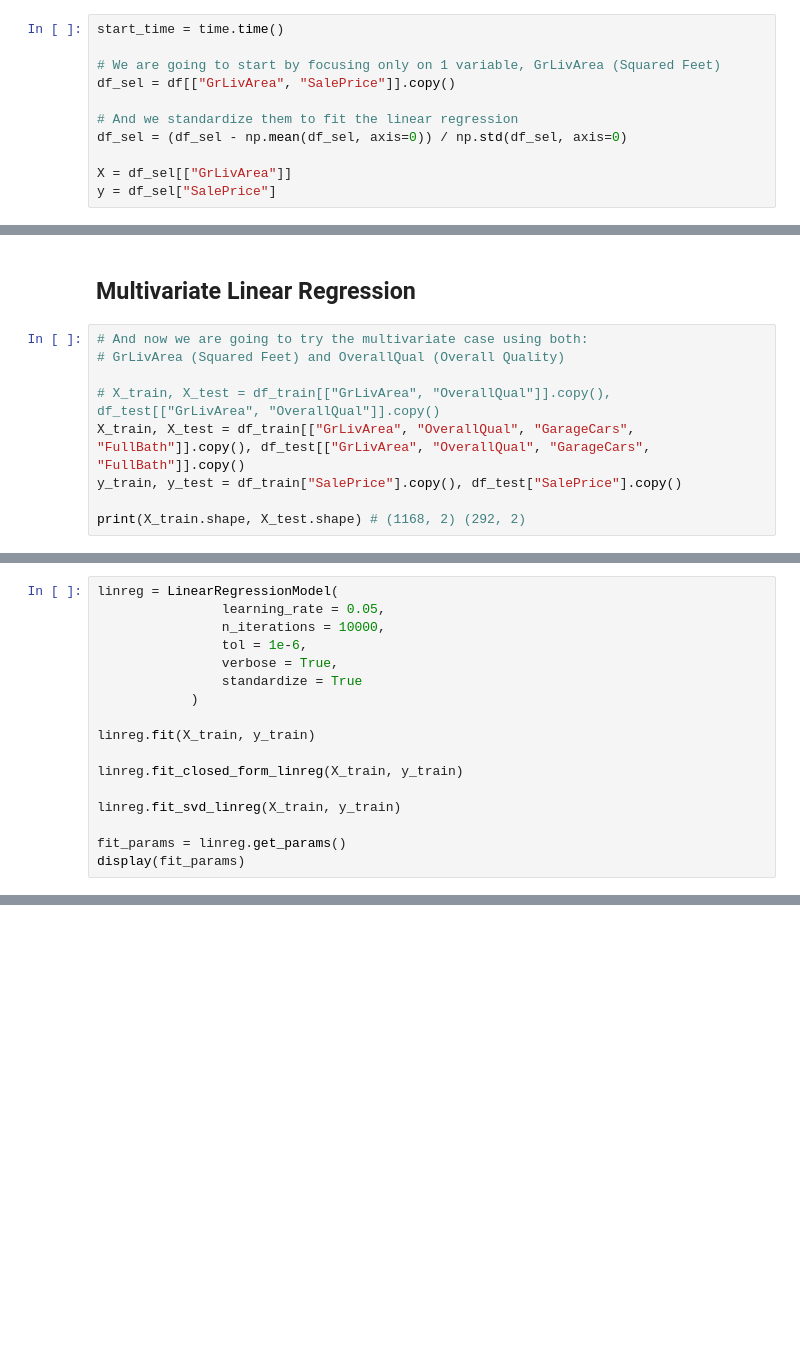
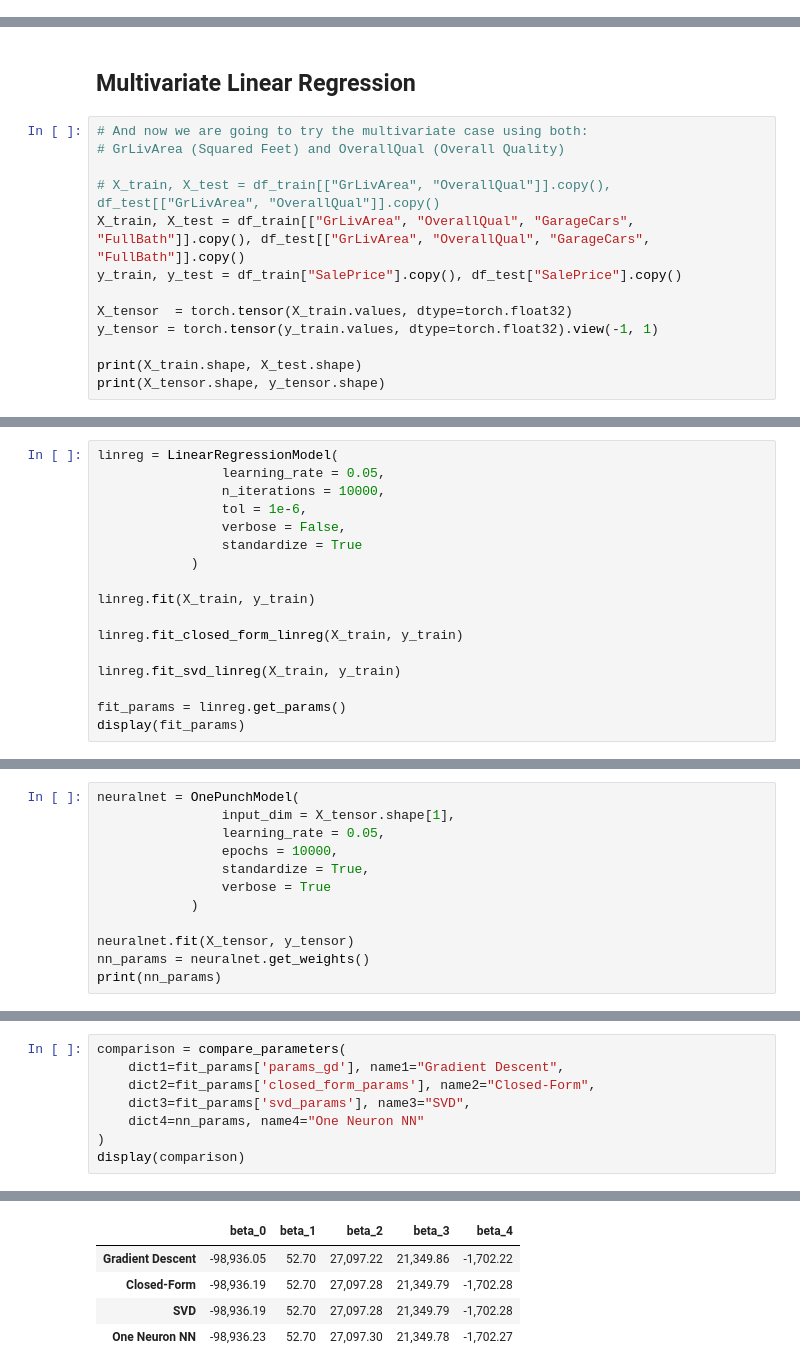
Before and after one commit to guill-mr/DL_TA_Sessions, a Jupyter notebook: session_1/TA1_linreg.ipynb, the cells around one changed output, grey strips where cells are left out. Cells and saved outputs as stored; diff of their text form; blank space fills up the shorter version.

Commit message:
Added a one neuron network to showcase how it works

```diff
--- a/session_1/TA1_linreg.ipynb
+++ b/session_1/TA1_linreg.ipynb
@@ -84,11 +60,0 @@ corr.style.background_gradient(cmap='coolwarm', axis=None).format("{:.4f}")
-# %%
-start_time = time.time()
-
-# We are going to start by focusing only on 1 variable, GrLivArea (Squared Feet)
-df_sel = df[["GrLivArea", "SalePrice"]].copy()
-
-# And we standardize them to fit the linear regression
-df_sel = (df_sel - np.mean(df_sel, axis=0)) / np.std(df_sel, axis=0)
-
-X = df_sel[["GrLivArea"]]
-y = df_sel["SalePrice"]
@@ -249,6 +264,10 @@ Beta 1 using SVD: 108.04
 X_train, X_test = df_train[["GrLivArea", "OverallQual", "GarageCars", "FullBath"]].copy(), df_test[["GrLivArea", "OverallQual", "GarageCars", "FullBath"]].copy()
 y_train, y_test = df_train["SalePrice"].copy(), df_test["SalePrice"].copy()
 
-print(X_train.shape, X_test.shape) # (1168, 2) (292, 2)
+X_tensor  = torch.tensor(X_train.values, dtype=torch.float32)
+y_tensor = torch.tensor(y_train.values, dtype=torch.float32).view(-1, 1)
+
+print(X_train.shape, X_test.shape)
+print(X_tensor.shape, y_tensor.shape)
 # %% [output]
 (1168, 4) (292, 4)
@@ -257,7 +277,7 @@ linreg = LinearRegressionModel(
                 learning_rate = 0.05,
                 n_iterations = 10000,
                 tol = 1e-6,
-                verbose = True,
+                verbose = False,
                 standardize = True
             )
 
@@ -331,0 +311,12 @@ Beta 2 using SVD: 27,097.28
+# %%
+neuralnet = OnePunchModel(
+                input_dim = X_tensor.shape[1],
+                learning_rate = 0.05,
+                epochs = 10000,
+                standardize = True,
+                verbose = True
+            )
+
+neuralnet.fit(X_tensor, y_tensor)
+nn_params = neuralnet.get_weights()
+print(nn_params)
@@ -331,0 +335,9 @@ Beta 2 using SVD: 27,097.28
+# %%
+comparison = compare_parameters(
+    dict1=fit_params['params_gd'], name1="Gradient Descent",
+    dict2=fit_params['closed_form_params'], name2="Closed-Form",
+    dict3=fit_params['svd_params'], name3="SVD",
+    dict4=nn_params, name4="One Neuron NN"
+)
+display(comparison)
+# %% [output]
@@ -332,3 +345,8 @@ Beta 2 using SVD: 27,097.28
+|  | beta_0 | beta_1 | beta_2 | beta_3 | beta_4 |
+| Gradient Descent | -98,936.05 | 52.70 | 27,097.22 | 21,349.86 | -1,702.22 |
+| Closed-Form | -98,936.19 | 52.70 | 27,097.28 | 21,349.79 | -1,702.28 |
+| SVD | -98,936.19 | 52.70 | 27,097.28 | 21,349.79 | -1,702.28 |
+| One Neuron NN | -98,936.23 | 52.70 | 27,097.30 | 21,349.78 | -1,702.27 |
 # %%
 end_time = time.time()
 
```
Also changed, not shown: parts of 20 cells of this notebook, 1 other file.
